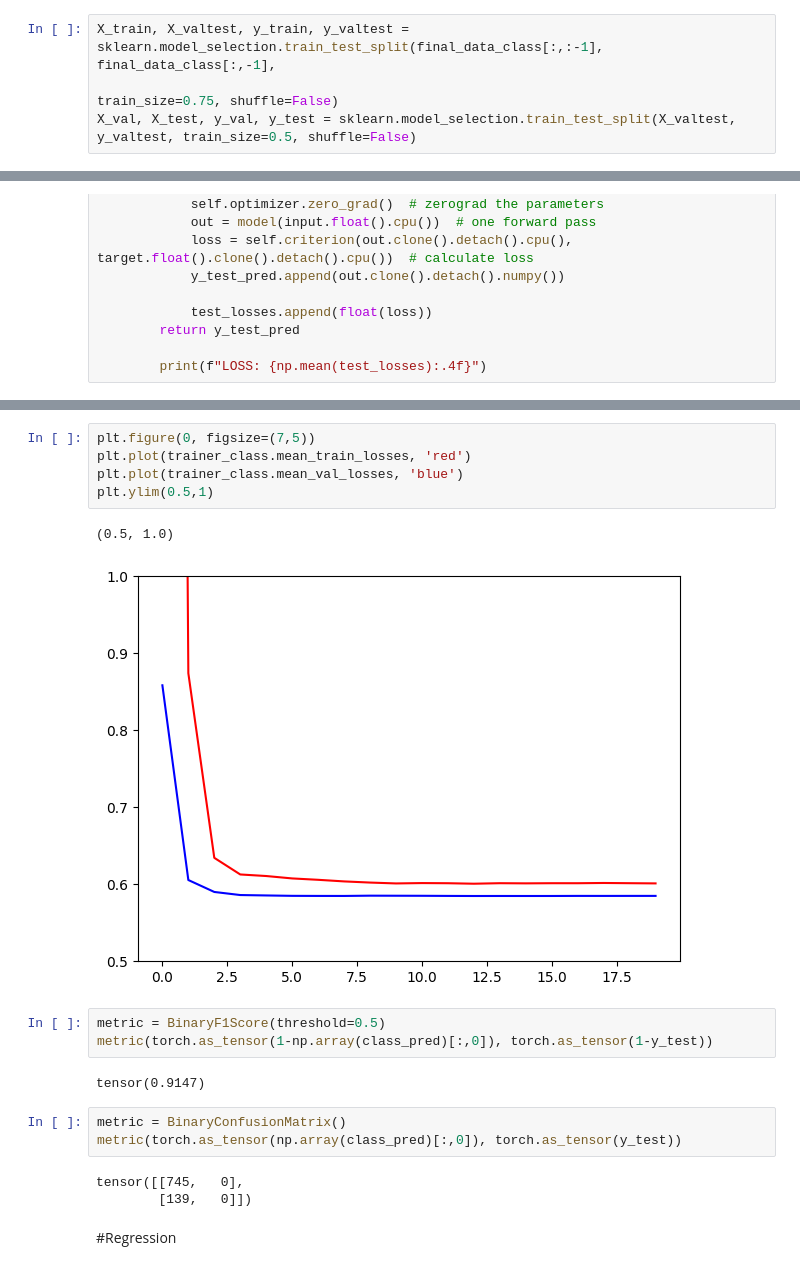
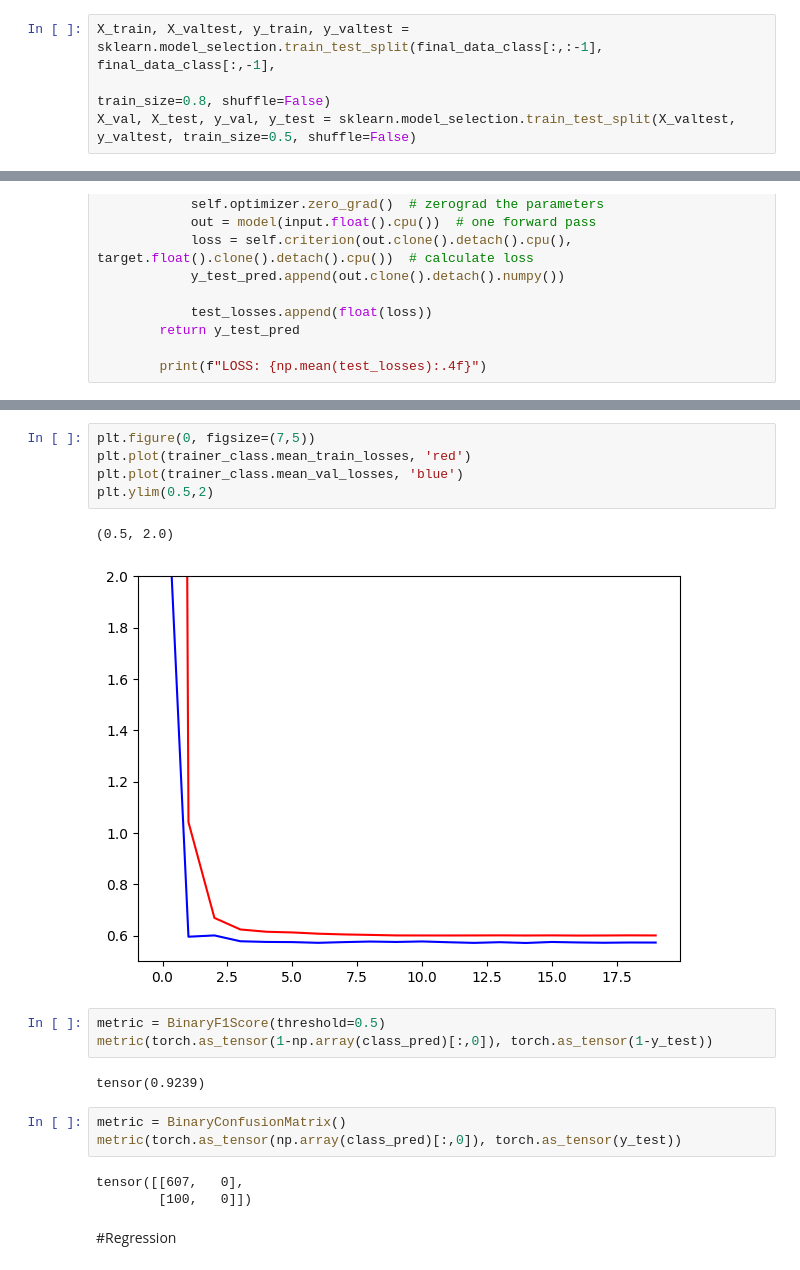
Before and after one commit to ArdaGunay99/starter-predictive-process-monitoring-main, a Jupyter notebook: python/PredictOverspentAmount.ipynb, the cells around one changed output, grey strips where cells are left out. Drawn from its saved outputs; the diff is of its cells as text.

```diff
--- a/python/PredictOverspentAmount.ipynb
+++ b/python/PredictOverspentAmount.ipynb
@@ -150,6 +150,6 @@ First, we split into train, test and validation sets. We do not shuffle because
 # %%
 X_train, X_valtest, y_train, y_valtest = sklearn.model_selection.train_test_split(final_data_class[:,:-1], final_data_class[:,-1],
-                                                                                  train_size=0.75, shuffle=False)
+                                                                                  train_size=0.8, shuffle=False)
 X_val, X_test, y_val, y_test = sklearn.model_selection.train_test_split(X_valtest, y_valtest, train_size=0.5, shuffle=False)
 # %% [markdown]
 Next, we do a parameter search and choose the best parameters based on performance on the validation set. The score metric here has a maximum value of 1.0 and no minimum value.
@@ -334,22 +334,22 @@ VAL LOSS: 0.5849
 # %%
 plt.figure(0, figsize=(7,5))
 plt.plot(trainer_class.mean_train_losses, 'red')
 plt.plot(trainer_class.mean_val_losses, 'blue')
-plt.ylim(0.5,1)
+plt.ylim(0.5,2)
 # %% [output]
-(0.5, 1.0)
+(0.5, 2.0)
-[figure, old version]
+[figure, new version]
 # %%
 metric = BinaryF1Score(threshold=0.5)
 metric(torch.as_tensor(1-np.array(class_pred)[:,0]), torch.as_tensor(1-y_test))
 # %% [output]
-tensor(0.9147)
+tensor(0.9239)
 # %%
 metric = BinaryConfusionMatrix()
 metric(torch.as_tensor(np.array(class_pred)[:,0]), torch.as_tensor(y_test))
 # %% [output]
-tensor([[745,   0],
-        [139,   0]])
+tensor([[607,   0],
+        [100,   0]])
 # %% [markdown]
 #Regression
 # %%
```
Also changed, not shown: parts of 6 cells of this notebook.
